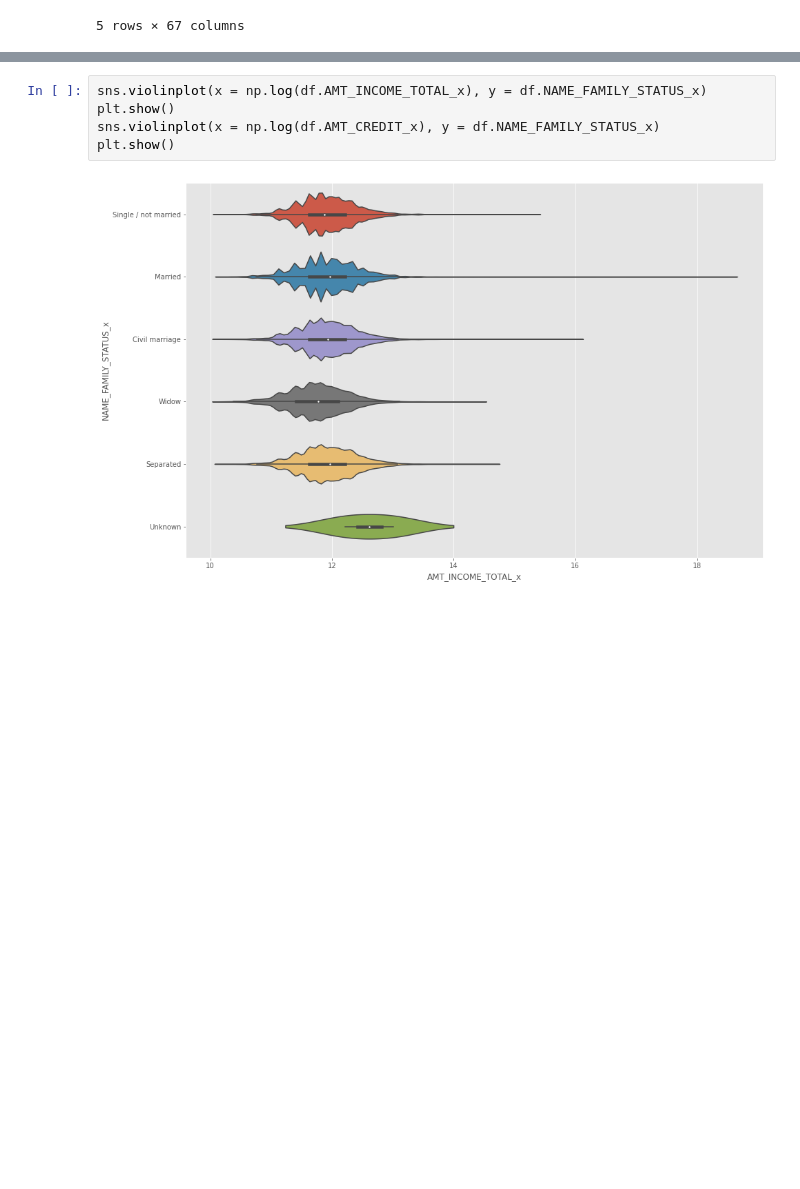
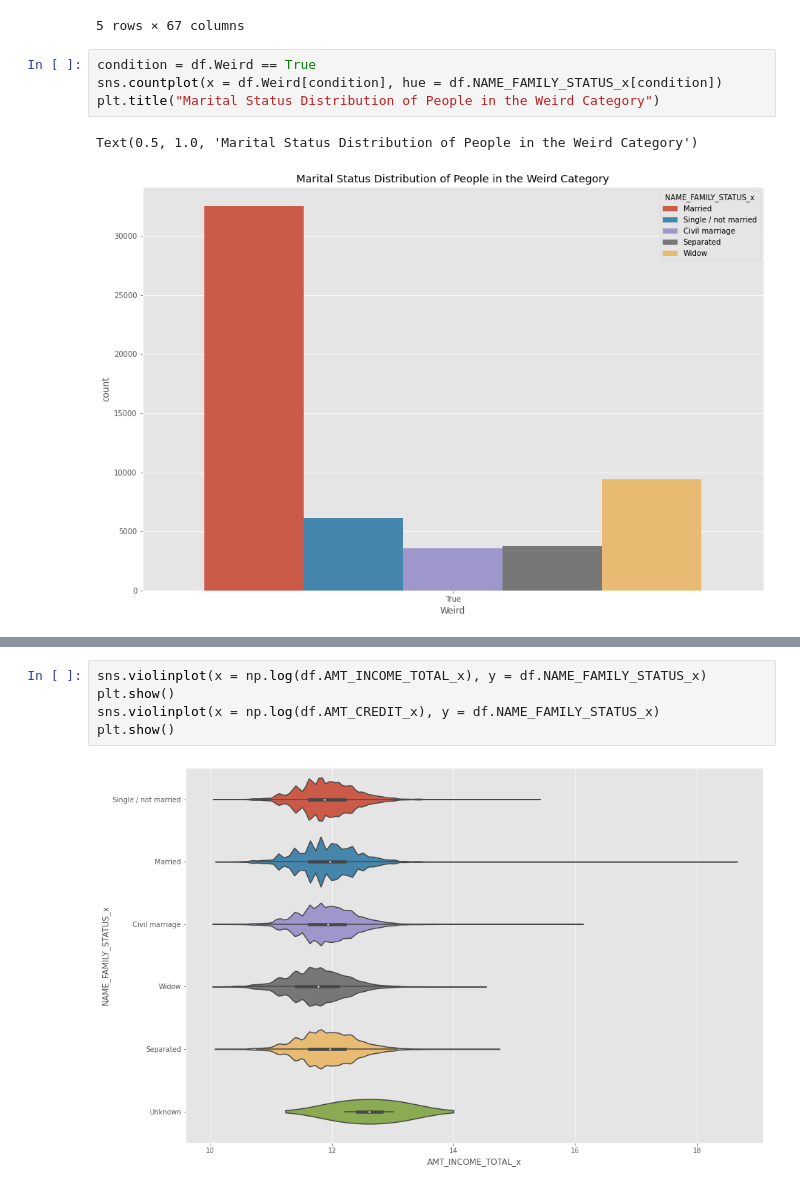
Before and after one commit to Antonio-Avila/Home-Credit-Default, a Jupyter notebook: Current_Apps_EDA.ipynb, the cells around one changed output, grey strips where cells are left out. Saved outputs shown, nothing was run; the diff lists cells and outputs as text; blank space fills up the shorter version.

```diff
--- a/Current_Apps_EDA.ipynb
+++ b/Current_Apps_EDA.ipynb
@@ -249,3 +245,10 @@ weird_ones.head()
 | 38 | 38 | 100045 | 0 | Cash loans | F | N | Y | ... |
 | 43 | 43 | 100050 | 0 | Cash loans | F | N | Y | ... |
 5 rows × 67 columns
+# %%
+condition = df.Weird == True
+sns.countplot(x = df.Weird[condition], hue = df.NAME_FAMILY_STATUS_x[condition])
+plt.title("Marital Status Distribution of People in the Weird Category")
+# %% [output]
+Text(0.5, 1.0, 'Marital Status Distribution of People in the Weird Category')
+[figure, added]
```
Also changed, not shown: parts of 9 cells of this notebook.
